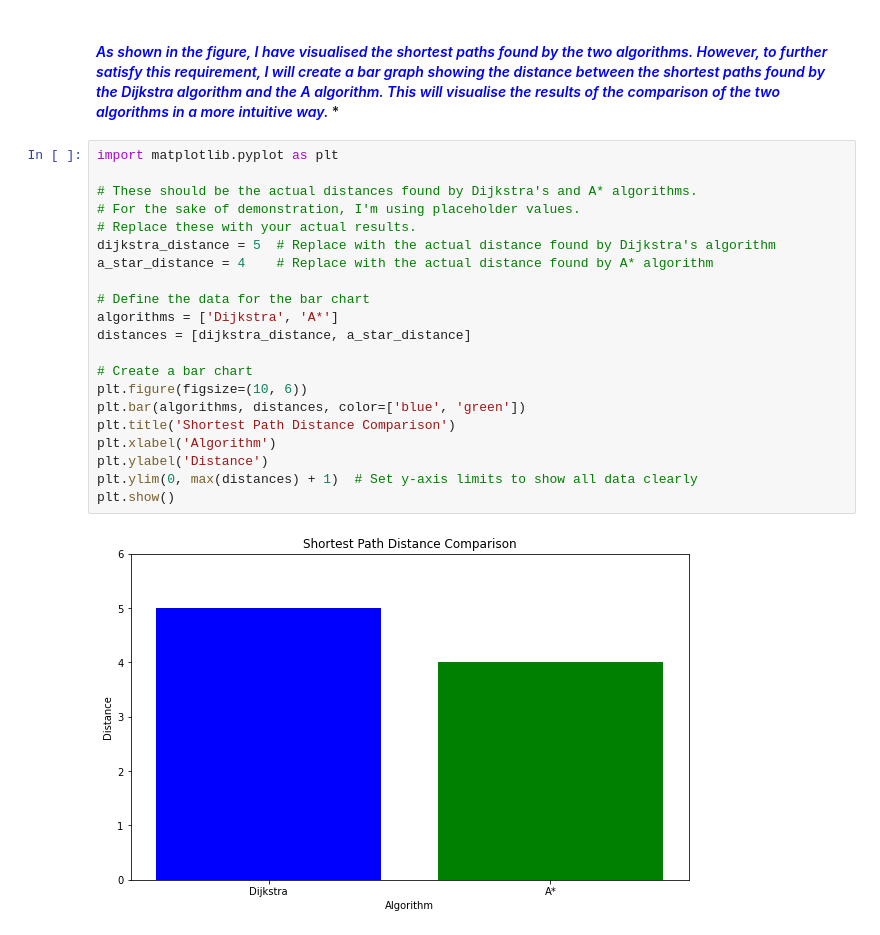
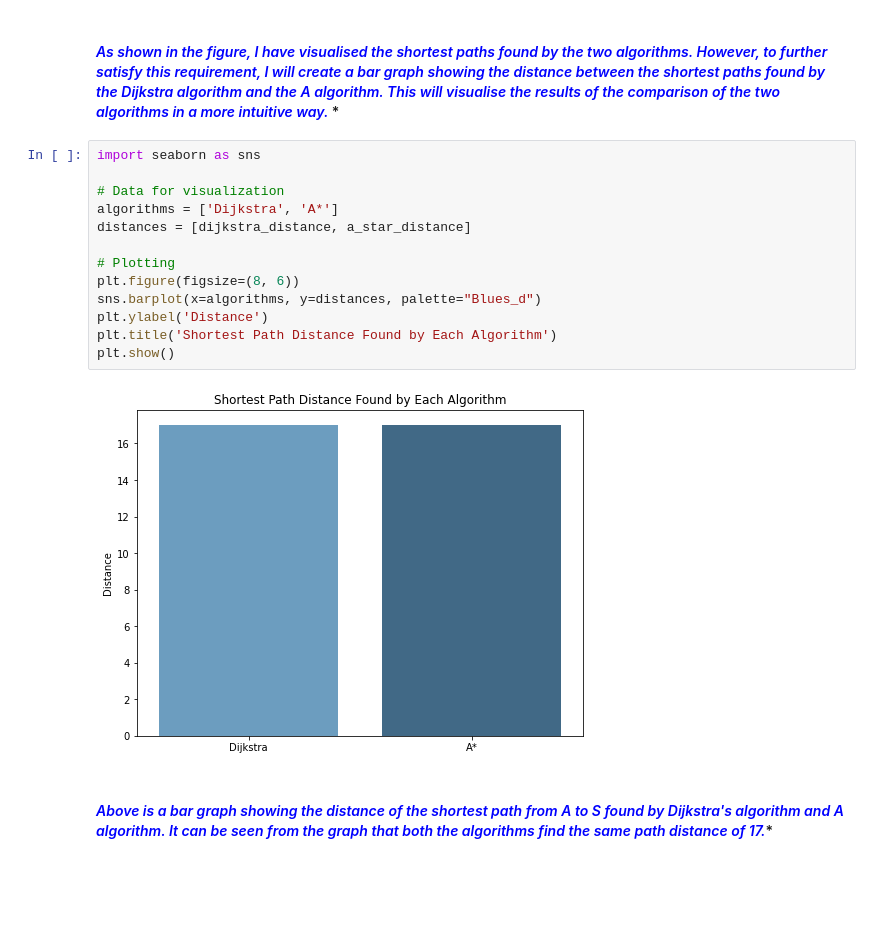
Before and after one commit to 2019301/Jing-Li-_AI_CA2, a Jupyter notebook: Jing Li_AI_CA2.ipynb, the cells around one changed output. Cells and saved outputs as stored; diff of their text form; blank space fills up the shorter version.

Commit message:
change 9
Miss import heapd part....fix some problem...

```diff
--- a/Jing Li_AI_CA2.ipynb
+++ b/Jing Li_AI_CA2.ipynb
@@ -350,25 +378,19 @@ draw_path(G, a_star_path, "Shortest Path using A* Algorithm")
 # %% [markdown]
 ####   **<font color = blue>As shown in the figure, I have visualised the shortest paths found by the two algorithms. However, to further satisfy this requirement, I will create a bar graph showing the distance between the shortest paths found by the Dijkstra algorithm and the A* algorithm. This will visualise the results of the comparison of the two algorithms in a more intuitive way. </font>**
 # %%
-import matplotlib.pyplot as plt
+import seaborn as sns
 
-# These should be the actual distances found by Dijkstra's and A* algorithms.
-# For the sake of demonstration, I'm using placeholder values.
-# Replace these with your actual results.
-dijkstra_distance = 5  # Replace with the actual distance found by Dijkstra's algorithm
-a_star_distance = 4    # Replace with the actual distance found by A* algorithm
-
-# Define the data for the bar chart
+# Data for visualization
 algorithms = ['Dijkstra', 'A*']
 distances = [dijkstra_distance, a_star_distance]
 
-# Create a bar chart
-plt.figure(figsize=(10, 6))
-plt.bar(algorithms, distances, color=['blue', 'green'])
-plt.title('Shortest Path Distance Comparison')
-plt.xlabel('Algorithm')
+# Plotting
+plt.figure(figsize=(8, 6))
+sns.barplot(x=algorithms, y=distances, palette="Blues_d")
 plt.ylabel('Distance')
-plt.ylim(0, max(distances) + 1)  # Set y-axis limits to show all data clearly
+plt.title('Shortest Path Distance Found by Each Algorithm')
 plt.show()
 # %% [output]
-[figure, old version]
+[figure, new version]
+# %% [markdown]
+####   **<font color = blue>Above is a bar graph showing the distance of the shortest path from A to S found by Dijkstra's algorithm and A* algorithm. It can be seen from the graph that both the algorithms find the same path distance of 17.</font>**
```
Also changed, not shown: parts of 4 cells of this notebook.
